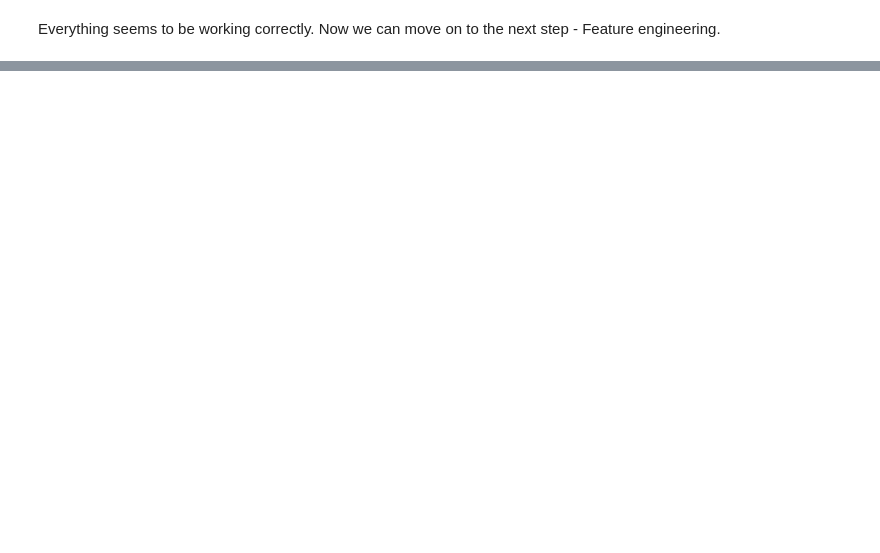
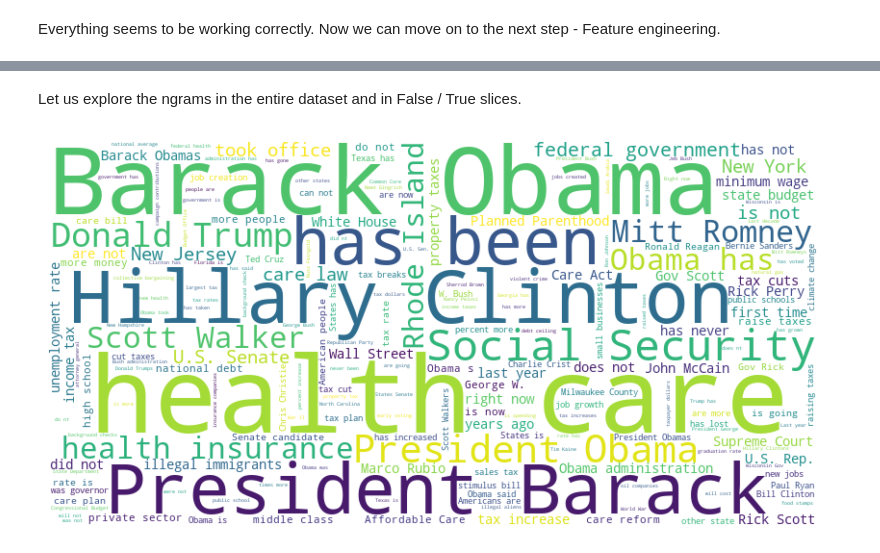
Before and after one commit to Yuliana7/fake-news-detector, a Jupyter notebook: fake-news-detector.ipynb, the cells around one changed output, grey strips where cells are left out. Drawn from its saved outputs; the diff is of its cells as text; code cells hidden in the pictures; blank space fills up the shorter version.

```diff
--- a/fake-news-detector.ipynb
+++ b/fake-news-detector.ipynb
@@ -432,4 +450,6 @@ Now that we know how the data looks like - we can proceed with the next steps. W
 6. **Stemming**: it is a process of reducing the words to its root. The main purpose of stemming is to reduce the frequency of derived words.
+# %%
+additional_stop_words = ["say", "tell", "have", "be", "should", "would", "it", "and"]
 # %% [markdown]
 We already have `word_tokenize` and `remove_punctuation` functions, let us define the missing functions.
 # %%
@@ -488,0 +512,10 @@ preprocess(liar_df.iloc[23]["Statement"])
+# %%
+def get_clean_text(input_text):
+  # Remove '\n' and excessive whitespaces
+  cleaned_text = ' '.join(input_text.split())
+  # Remove square brackets
+  cleaned_text = re.sub(r'\[|\]', '', cleaned_text)
+  # Remove different double and single quotes
+  cleaned_text = cleaned_text.replace("'", "").replace('"', '').replace("”", "").replace("“", "").replace("`", "")
+
+  return cleaned_text
@@ -497,0 +687,22 @@ TF-IDF is useful for determining the importance of a word in a document relative
+# %%
+liar_df_texts = [get_clean_text(text) for text in liar_df['Statement']]
+false_df_texts = [get_clean_text(text) for text in false_df['Statement']]
+half_true_df_texts = [get_clean_text(text) for text in half_true_df['Statement']]
+mostly_true_df_texts = [get_clean_text(text) for text in mostly_true_df['Statement']]
+pants_on_fire_df_texts = [get_clean_text(text) for text in pants_on_fire_df['Statement']]
+true_df_texts = [get_clean_text(text) for text in true_df['Statement']]
+barely_true_df_texts = [get_clean_text(text) for text in barely_true_df['Statement']]
+# %%
+liar_texts_ngrams = create_ngram_dict(liar_df_texts)
+false_df_texts_ngrams = create_ngram_dict(false_df_texts)
+half_true_df_texts_ngrams = create_ngram_dict(half_true_df_texts)
+mostly_true_df_texts_ngrams = create_ngram_dict(mostly_true_df_texts)
+pants_on_fire_df_texts_ngrams = create_ngram_dict(pants_on_fire_df_texts)
+true_df_texts_ngrams = create_ngram_dict(true_df_texts)
+barely_true_df_texts_ngrams = create_ngram_dict(barely_true_df_texts)
+# %% [markdown]
+Let us explore the ngrams in the entire dataset and in False / True slices.
+# %%
+generate_wordcloud(liar_texts_ngrams)
+# %% [output]
+[figure, added]
```
Also changed, not shown: parts of 47 cells of this notebook, 1 other file.
